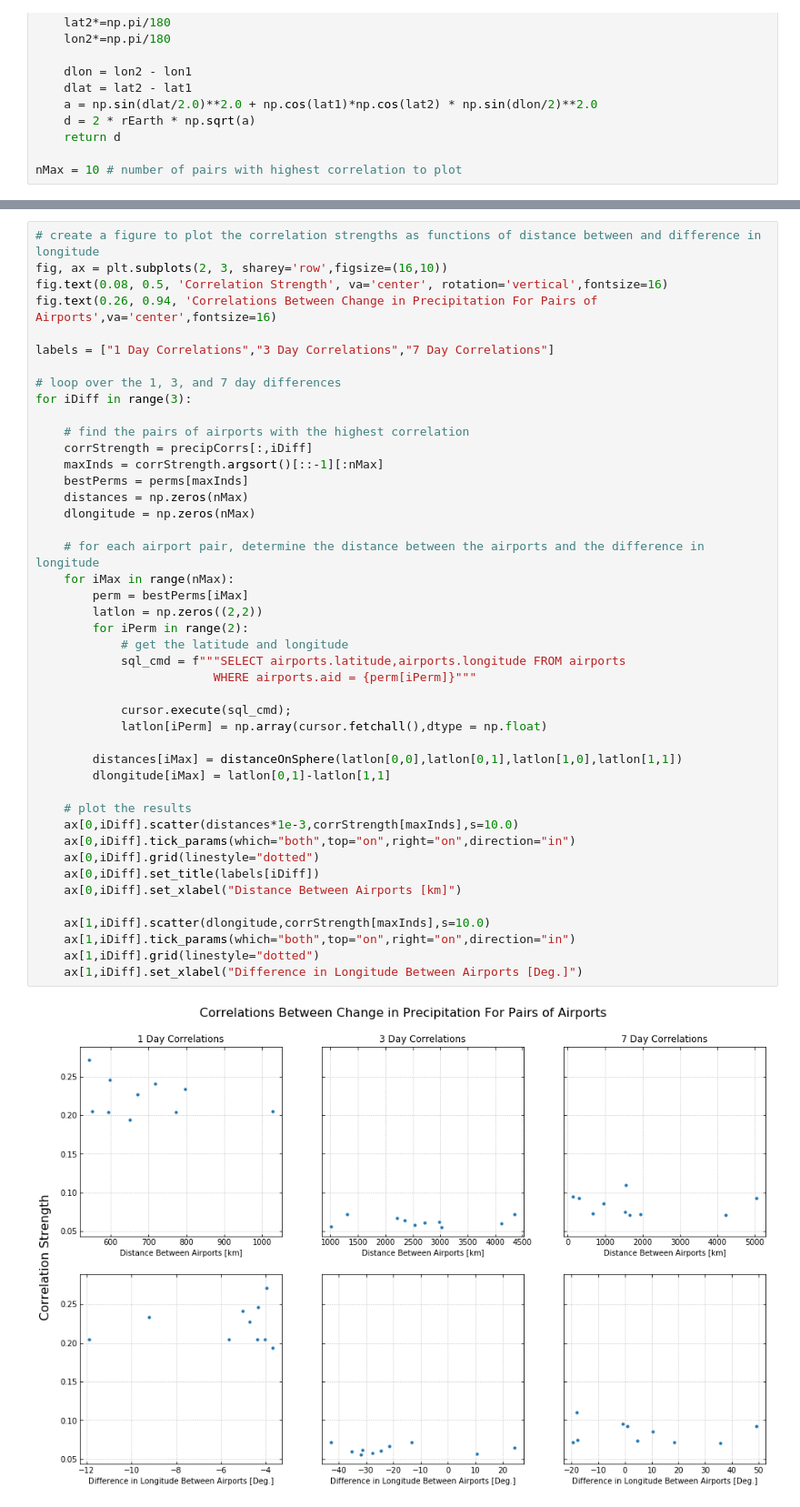
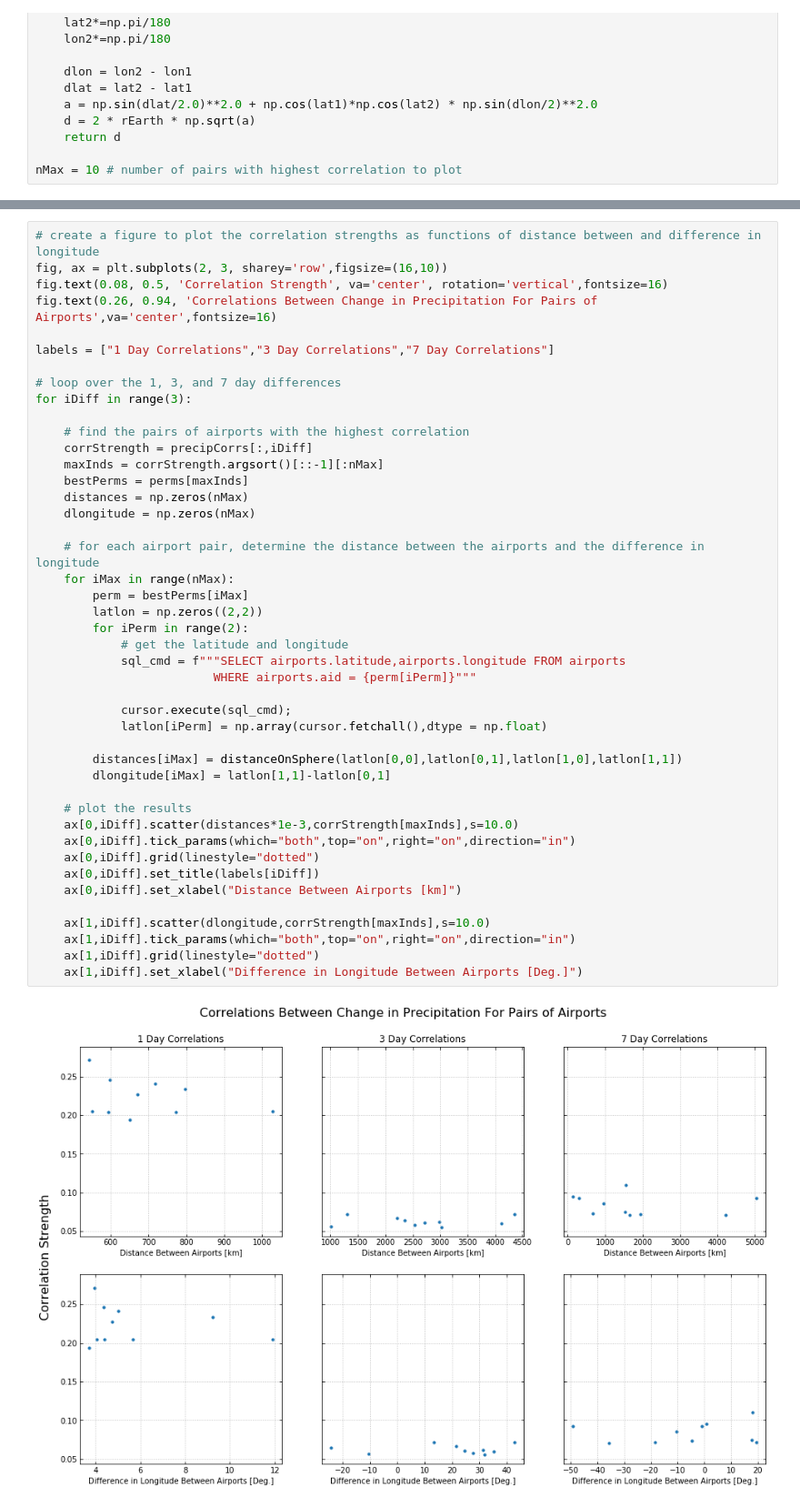
Before and after one commit to giangdip2410/watkins-ay250-s2018-hw, a Jupyter notebook: hw_5/hw_5_assignment.ipynb, the cells around one changed output, grey strips where cells are left out. Shown: that part at 91% size. Cells and saved outputs as stored; diff of their text form.

```diff
--- a/hw_5/hw_5_assignment.ipynb
+++ b/hw_5/hw_5_assignment.ipynb
@@ -314,32 +328,32 @@ for iDiff in range(3):
     bestPerms = perms[maxInds]
     distances = np.zeros(nMax)
     dlongitude = np.zeros(nMax)
 
     # for each airport pair, determine the distance between the airports and the difference in longitude
     for iMax in range(nMax):
         perm = bestPerms[iMax]
         latlon = np.zeros((2,2))
         for iPerm in range(2):
             # get the latitude and longitude
             sql_cmd = f"""SELECT airports.latitude,airports.longitude FROM airports
                          WHERE airports.aid = {perm[iPerm]}"""
 
             cursor.execute(sql_cmd);
             latlon[iPerm] = np.array(cursor.fetchall(),dtype = np.float)
 
         distances[iMax] = distanceOnSphere(latlon[0,0],latlon[0,1],latlon[1,0],latlon[1,1])
-        dlongitude[iMax] = latlon[0,1]-latlon[1,1]
+        dlongitude[iMax] = latlon[1,1]-latlon[0,1]
 
     # plot the results
     ax[0,iDiff].scatter(distances*1e-3,corrStrength[maxInds],s=10.0)
     ax[0,iDiff].tick_params(which="both",top="on",right="on",direction="in")
     ax[0,iDiff].grid(linestyle="dotted")
     ax[0,iDiff].set_title(labels[iDiff])
     ax[0,iDiff].set_xlabel("Distance Between Airports [km]")
 
     ax[1,iDiff].scatter(dlongitude,corrStrength[maxInds],s=10.0)
     ax[1,iDiff].tick_params(which="both",top="on",right="on",direction="in")
     ax[1,iDiff].grid(linestyle="dotted")
     ax[1,iDiff].set_xlabel("Difference in Longitude Between Airports [Deg.]")
 # %% [output]
-[figure, old version]
+[figure, new version]
```
Also changed, not shown: parts of 12 cells of this notebook.
